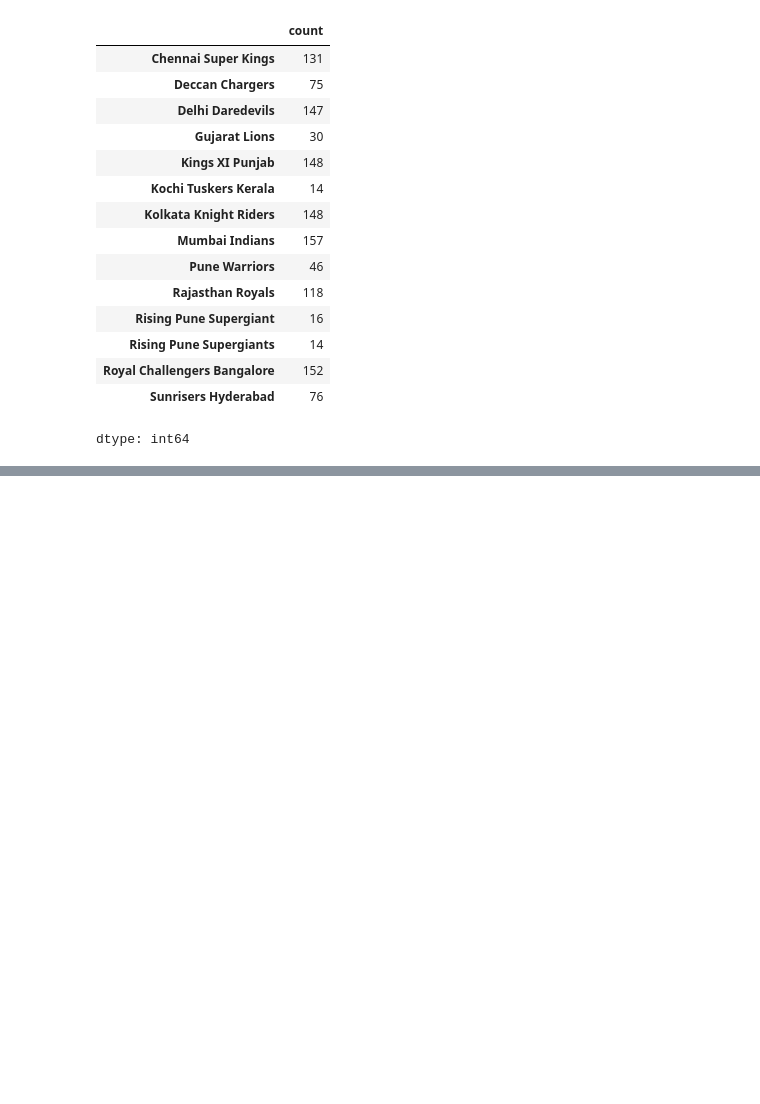
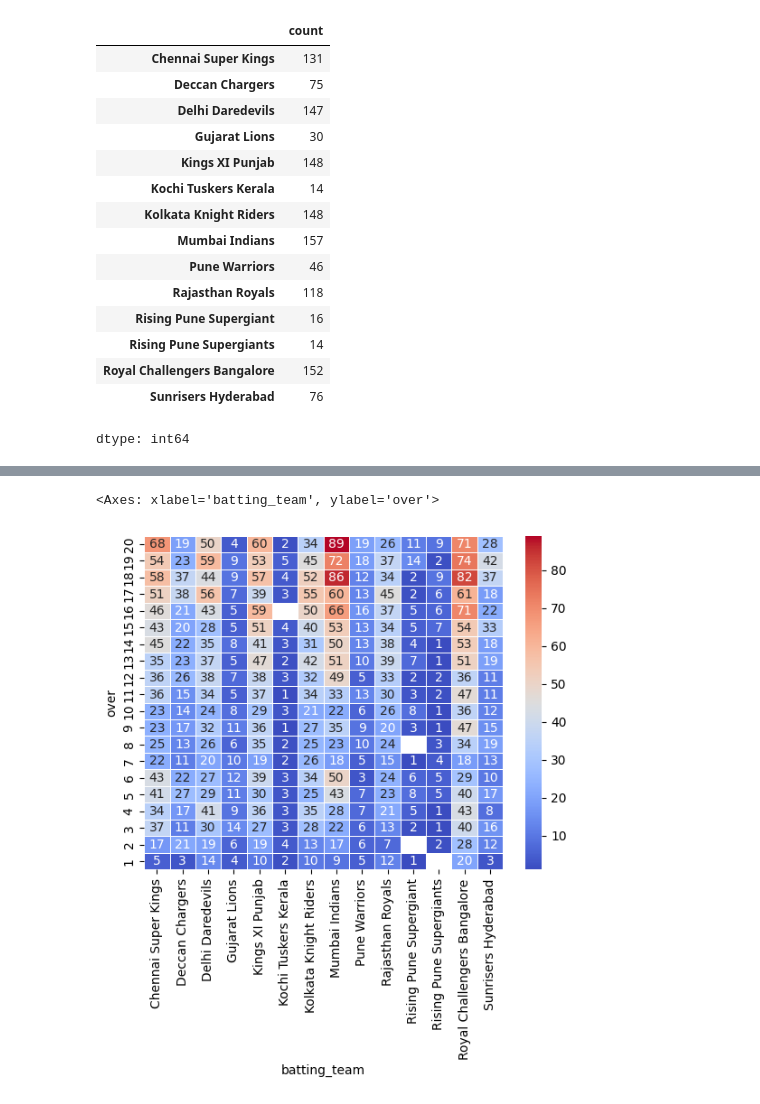
Before and after one commit to quvyshnav/firstbit, a Jupyter notebook: pandas.ipynb, the cells around one changed output, grey strips where cells are left out. Drawn from its saved outputs; the diff is of its cells as text; code cells hidden in the pictures; blank space fills up the shorter version.

```diff
--- a/pandas.ipynb
+++ b/pandas.ipynb
@@ -185,4 +187,4 @@ df['team1'].value_counts() + df['team2'].value_counts()
 | Sunrisers Hyderabad | 76 |
 dtype: int64
 # %%
-data = pd.read_csv('deliveries.csv')
+data = pd.read_csv('turtle/deliveries.csv')
@@ -188,0 +399,3 @@ data = pd.read_csv('deliveries.csv')
+# %%
+sixes = data[data['batsman_runs']==6]
+sixes
@@ -188,0 +416,2 @@ data = pd.read_csv('deliveries.csv')
+# %%
+six = sixes.pivot_table(index='over',columns='batting_team',values='batsman_runs',aggfunc='count').sort_values(by='over',ascending=False)
@@ -188,0 +420,5 @@ data = pd.read_csv('deliveries.csv')
+# %%
+sns.heatmap(six, annot=True, cmap='coolwarm', linewidths=0.5)
+# %% [output]
+<Axes: xlabel='batting_team', ylabel='over'>
+[figure, added]
```
Also changed, not shown: parts of 27 cells of this notebook.
